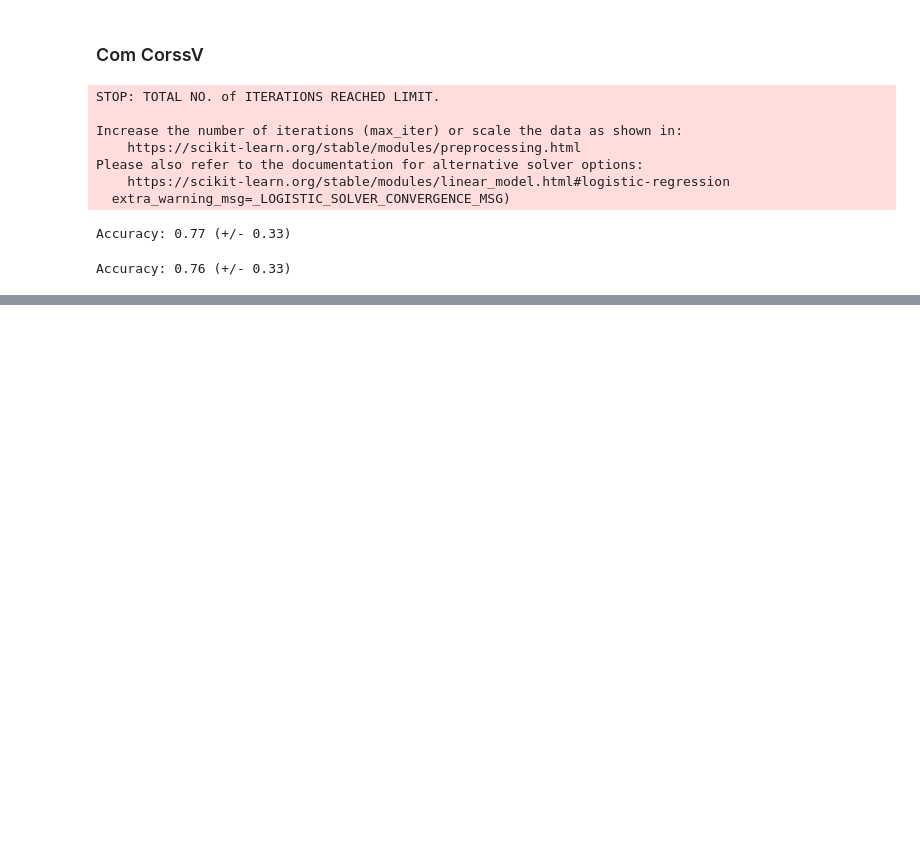
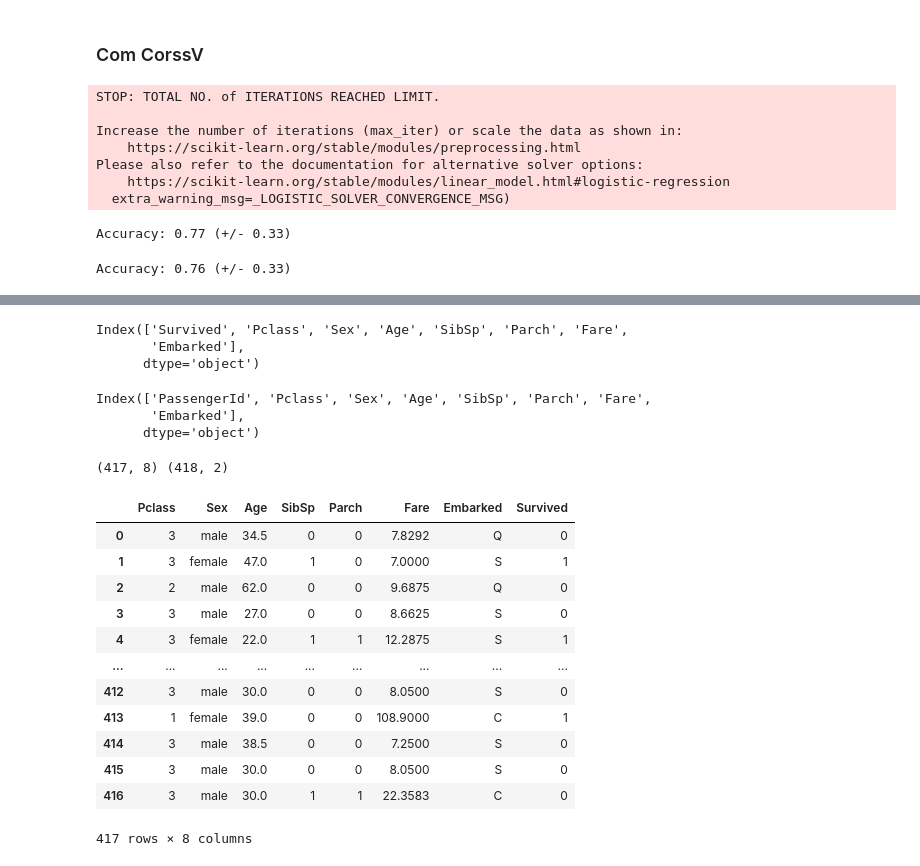
Before and after one commit to AdrianoFMP/titanic_AdrianoML, a Jupyter notebook: Tita.ipynb, the cells around one changed output, grey strips where cells are left out. Saved outputs shown, nothing was run; the diff lists cells and outputs as text; code cells hidden in the pictures; blank space fills up the shorter version.

Commit message:
Ultimas validações do nossos modelos de Cross Val
Foi add a parte de Cross val dos resultados em matriz tabela.
Foi add o test do modelo no arquivo teste do Tita.

```diff
--- a/Tita.ipynb
+++ b/Tita.ipynb
@@ -919,0 +965,2 @@ Accuracy: 0.76 (+/- 0.33)
+# %%
+df_titanic_test.dropna(subset=['Fare'],axis=0, inplace=True)
@@ -919,0 +979,38 @@ Accuracy: 0.76 (+/- 0.33)
+# %%
+df_titanic_test['Age'] = df_titanic_test['Age'].fillna(np.round(df_titanic_test['Age'].mean(), 0))
+# %%
+df_titanic_tratado.columns
+# %% [output]
+Index(['Survived', 'Pclass', 'Sex', 'Age', 'SibSp', 'Parch', 'Fare',
+       'Embarked'],
+      dtype='object')
+# %%
+df_titanic_test.columns
+# %% [output]
+Index(['PassengerId', 'Pclass', 'Sex', 'Age', 'SibSp', 'Parch', 'Fare',
+       'Embarked'],
+      dtype='object')
+# %%
+print(df_titanic_test.shape, df_titanic_test_right.shape)
+# %% [output]
+(417, 8) (418, 2)
+# %%
+df_tita_test = pd.merge(df_titanic_test, df_titanic_test_right, on="PassengerId")
+# %%
+df_tita_test.drop(['PassengerId'], axis=1,inplace=True)
+# %%
+df_tita_test
+# %% [output]
+|  | Pclass | Sex | Age | SibSp | Parch | Fare | Embarked | Survived |
+| 0 | 3 | male | 34.5 | 0 | 0 | 7.8292 | Q | 0 |
+| 1 | 3 | female | 47.0 | 1 | 0 | 7.0000 | S | 1 |
+| 2 | 2 | male | 62.0 | 0 | 0 | 9.6875 | Q | 0 |
+| 3 | 3 | male | 27.0 | 0 | 0 | 8.6625 | S | 0 |
+| 4 | 3 | female | 22.0 | 1 | 1 | 12.2875 | S | 1 |
+| ... | ... | ... | ... | ... | ... | ... | ... | ... |
+| 412 | 3 | male | 30.0 | 0 | 0 | 8.0500 | S | 0 |
+| 413 | 1 | female | 39.0 | 0 | 0 | 108.9000 | C | 1 |
+| 414 | 3 | male | 38.5 | 0 | 0 | 7.2500 | S | 0 |
+| 415 | 3 | male | 30.0 | 0 | 0 | 8.0500 | S | 0 |
+| 416 | 3 | male | 30.0 | 1 | 1 | 22.3583 | C | 0 |
+417 rows × 8 columns
```
Also changed, not shown: parts of 37 cells of this notebook, 2 other files.
